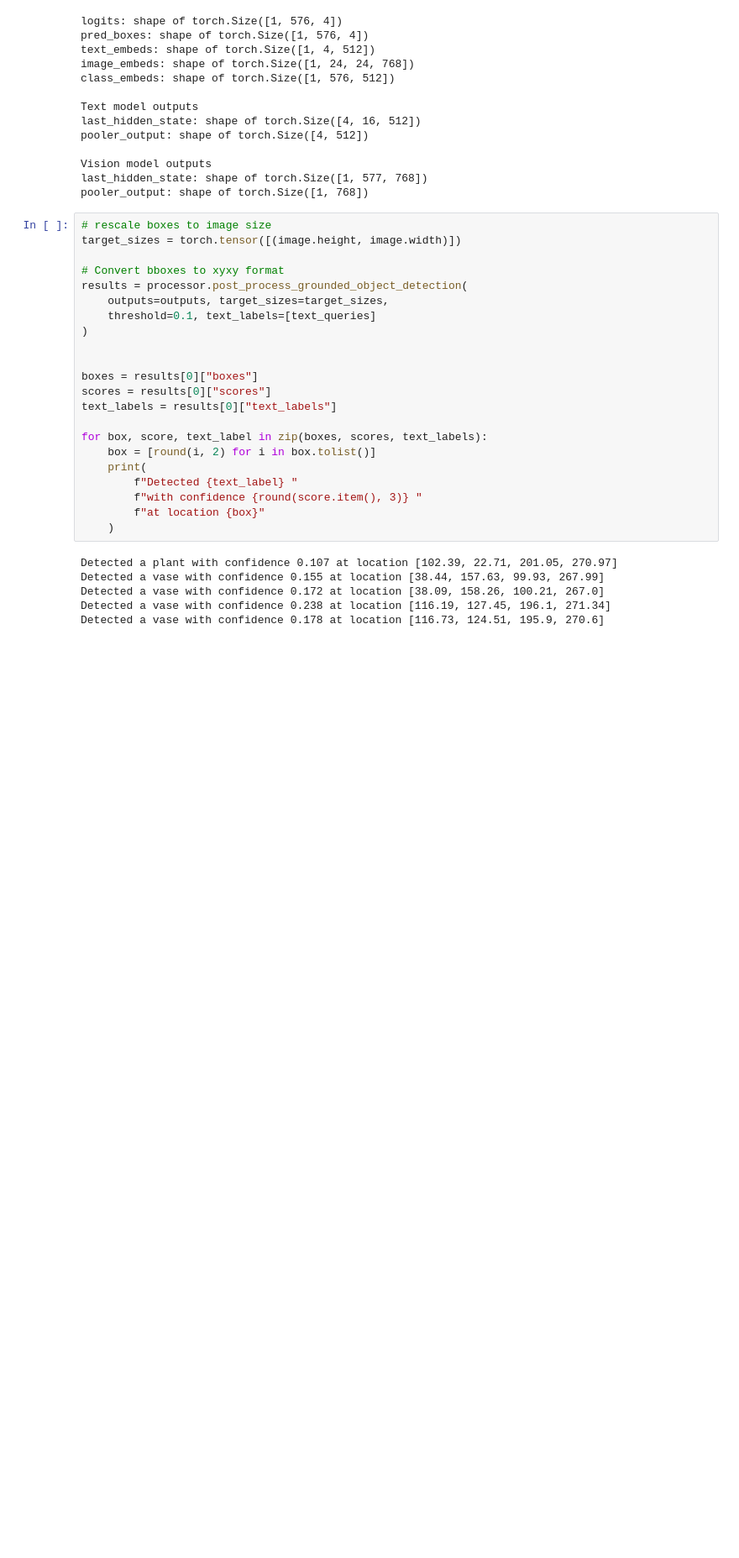
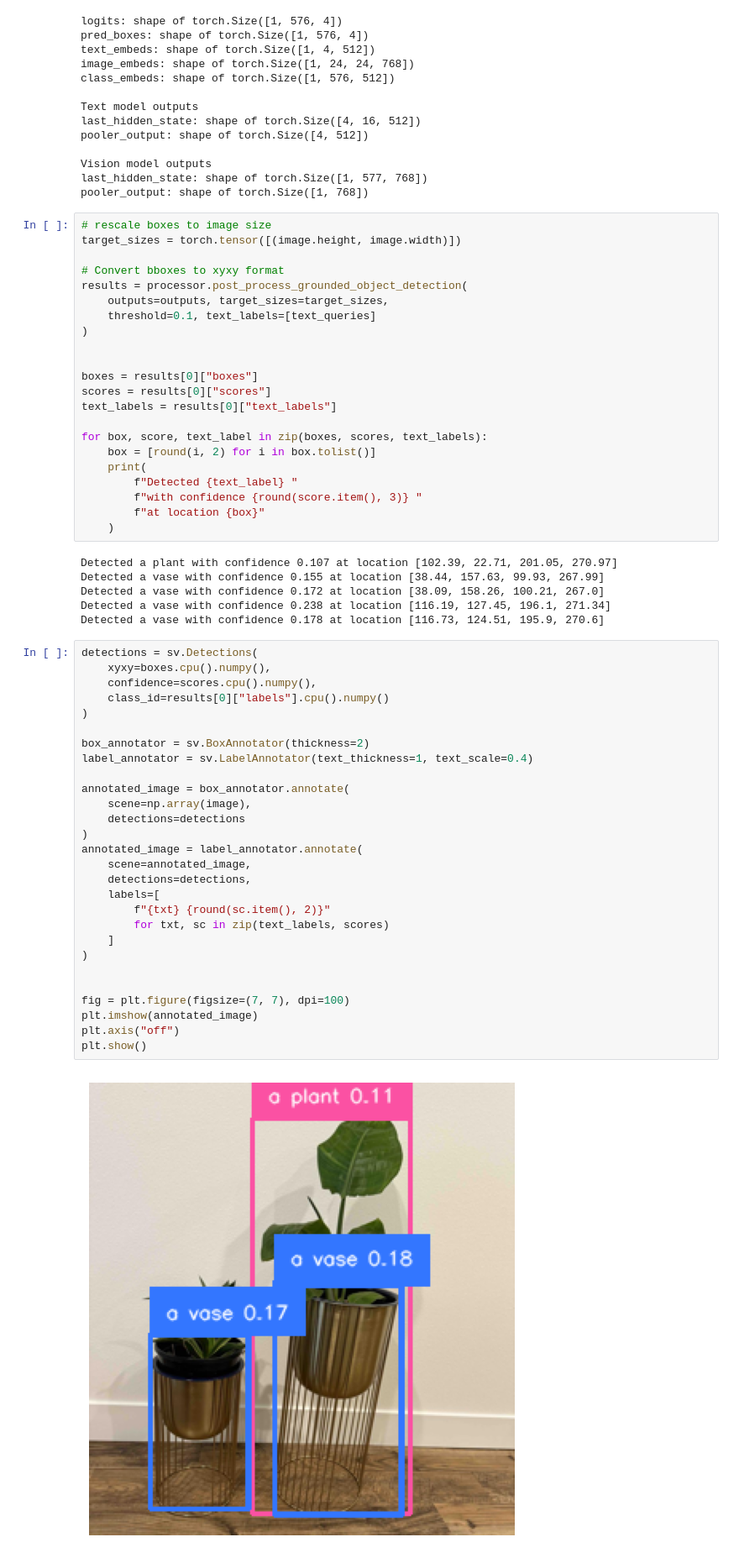
Before and after one commit to vmirly/GenAI-Hub, a Jupyter notebook: OWL-ViT/owlvit_huggingface_inference.ipynb, the cells around one changed output. Shown at 84% size. Drawn from its saved outputs; the diff is of its cells as text; blank space fills up the shorter version.

Commit message:
OWL-ViT: visualize preds with supervision

```diff
--- a/OWL-ViT/owlvit_huggingface_inference.ipynb
+++ b/OWL-ViT/owlvit_huggingface_inference.ipynb
@@ -123,3 +123,33 @@ Detected a vase with confidence 0.155 at location [38.44, 157.63, 99.93, 267.99]
 Detected a vase with confidence 0.172 at location [38.09, 158.26, 100.21, 267.0]
 Detected a vase with confidence 0.238 at location [116.19, 127.45, 196.1, 271.34]
 Detected a vase with confidence 0.178 at location [116.73, 124.51, 195.9, 270.6]
+# %%
+detections = sv.Detections(
+    xyxy=boxes.cpu().numpy(),
+    confidence=scores.cpu().numpy(),
+    class_id=results[0]["labels"].cpu().numpy()
+)
+
+box_annotator = sv.BoxAnnotator(thickness=2)
+label_annotator = sv.LabelAnnotator(text_thickness=1, text_scale=0.4)
+
+annotated_image = box_annotator.annotate(
+    scene=np.array(image),
+    detections=detections
+)
+annotated_image = label_annotator.annotate(
+    scene=annotated_image,
+    detections=detections,
+    labels=[
+        f"{txt} {round(sc.item(), 2)}"
+        for txt, sc in zip(text_labels, scores)
+    ]
+)
+
+
+fig = plt.figure(figsize=(7, 7), dpi=100)
+plt.imshow(annotated_image)
+plt.axis("off")
+plt.show()
+# %% [output]
+[figure, added]
```
